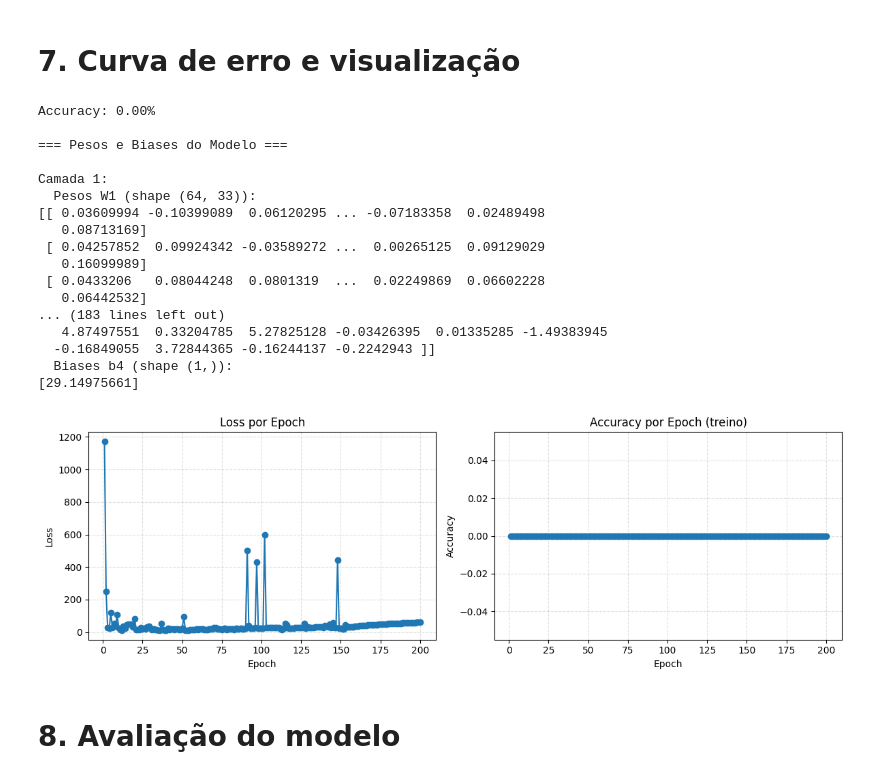
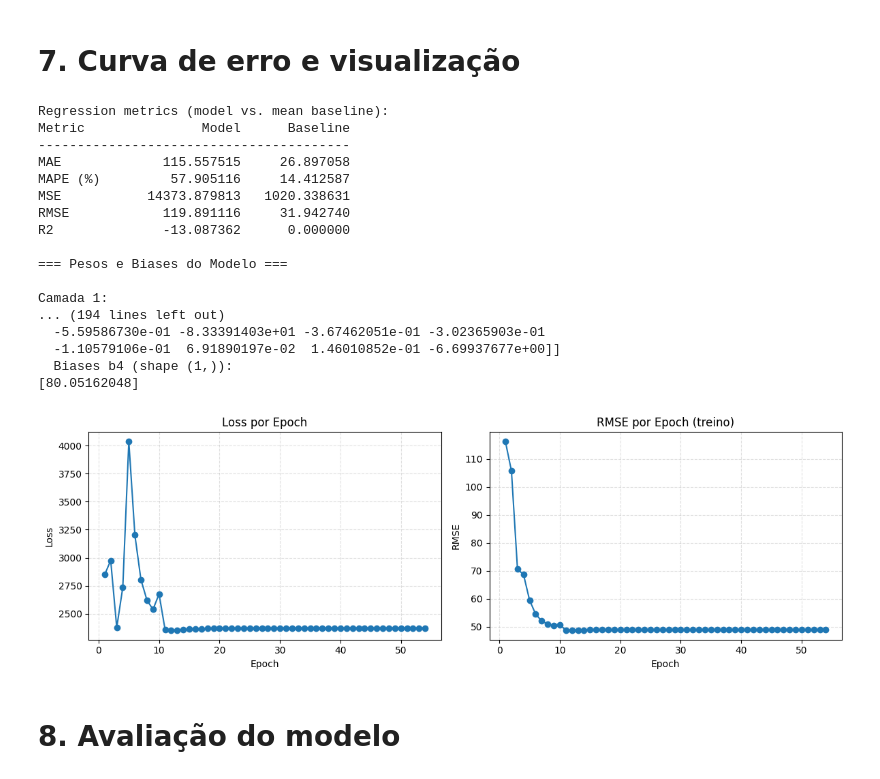
Before and after one commit to felipebns/regression_deeplearning, a Jupyter notebook: regression.ipynb, the cells around one changed output. Cells and saved outputs as stored; diff of their text form; code cells hidden in the pictures.

```diff
--- a/regression.ipynb
+++ b/regression.ipynb
@@ -548,25 +447,25 @@ plt.show()
 # %% [markdown]
 # 7. Curva de erro e visualização
 # %%
-model.evaluate(X_test, y_test, plot_confusion=False, plot_roc=False, preds=preds_test)
+report = model.evaluate(X_test, y_test, plot_confusion=False, plot_roc=False, preds=preds_test)
 # %% [output]
-Accuracy: 0.00%
+Regression metrics (model vs. mean baseline):
+Metric               Model      Baseline
+----------------------------------------
+MAE             115.557515     26.897058
+MAPE (%)         57.905116     14.412587
+MSE           14373.879813   1020.338631
+RMSE            119.891116     31.942740
+R2              -13.087362      0.000000
 
 === Pesos e Biases do Modelo ===
 
 Camada 1:
-  Pesos W1 (shape (64, 33)):
-[[ 0.03609994 -0.10399089  0.06120295 ... -0.07183358  0.02489498
-   0.08713169]
- [ 0.04257852  0.09924342 -0.03589272 ...  0.00265125  0.09129029
-   0.16099989]
- [ 0.0433206   0.08044248  0.0801319  ...  0.02249869  0.06602228
-   0.06442532]
-... (183 lines left out)
-   4.87497551  0.33204785  5.27825128 -0.03426395  0.01335285 -1.49383945
-  -0.16849055  3.72844365 -0.16244137 -0.2242943 ]]
+... (194 lines left out)
+  -5.59586730e-01 -8.33391403e+01 -3.67462051e-01 -3.02365903e-01
+  -1.10579106e-01  6.91890197e-02  1.46010852e-01 -6.69937677e+00]]
   Biases b4 (shape (1,)):
-[29.14975661]
+[80.05162048]
-[figure, old version]
+[figure, new version]
 # %% [markdown]
 # 8. Avaliação do modelo
```
Also changed, not shown: parts of 8 cells of this notebook, 1 other file.
